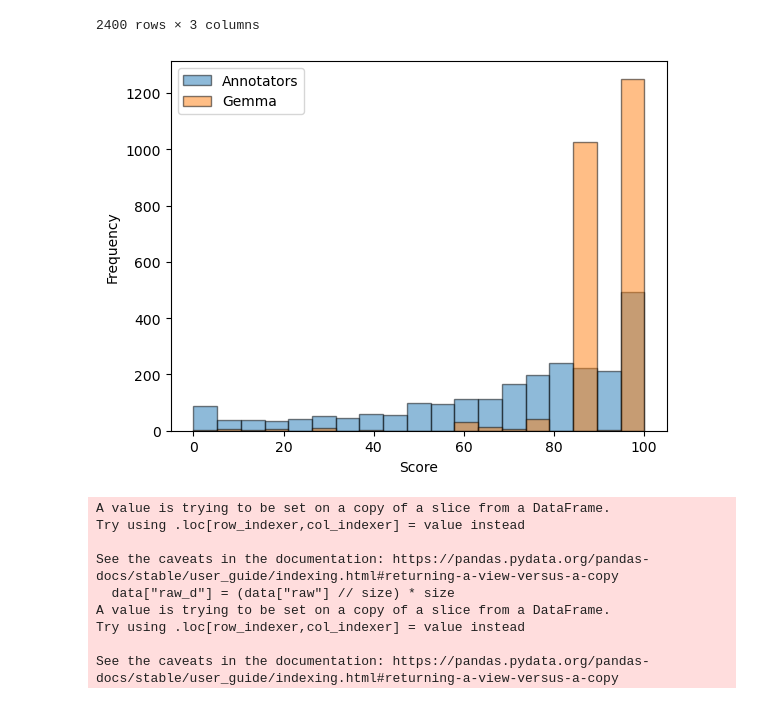
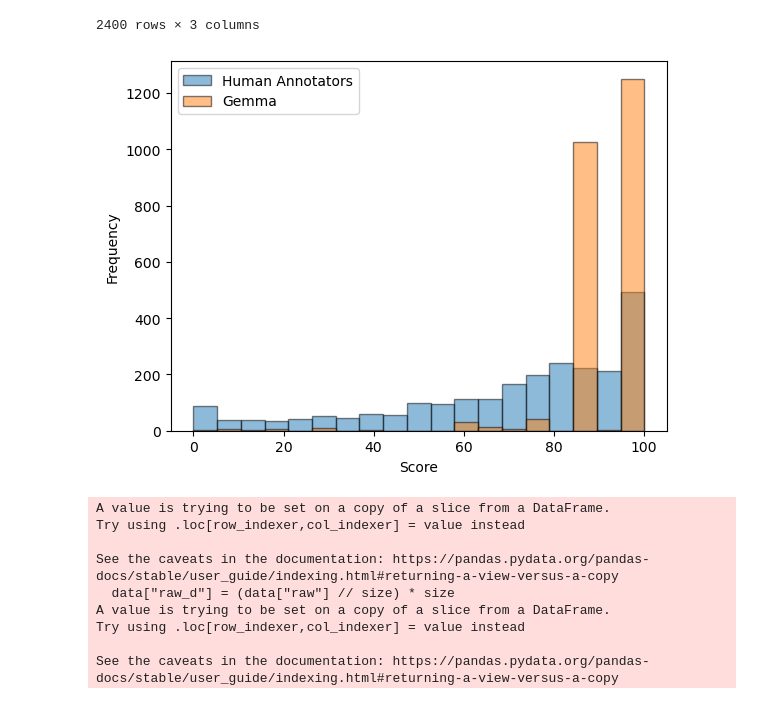
Before and after one commit to rubzip/Mistral_MT_Evaluation, a Jupyter notebook: src/score_distrinution.ipynb, the cells around one changed output. Drawn from its saved outputs; the diff is of its cells as text; code cells hidden in the pictures.

```diff
--- a/src/score_distrinution.ipynb
+++ b/src/score_distrinution.ipynb
@@ -92,18 +92,18 @@ data
 # %%
 import numpy as np
 
 bins = np.linspace(0, 100, 20)
 
-plt.hist(data["raw"], bins, alpha=0.5, label='Annotators', edgecolor='black')
+plt.hist(data["raw"], bins, alpha=0.5, label='Human Annotators', edgecolor='black')
 plt.hist(data["gemma_score"], bins, alpha=0.5, label='Gemma', edgecolor='black')
 
 plt.xlabel('Score')
 plt.ylabel('Frequency')
 
 plt.legend(loc='upper left')
 plt.show()
 # %% [output]
-[figure, old version]
+[figure, new version]
 # %%
 n_bars = 20
 size = 100 / n_bars
```
